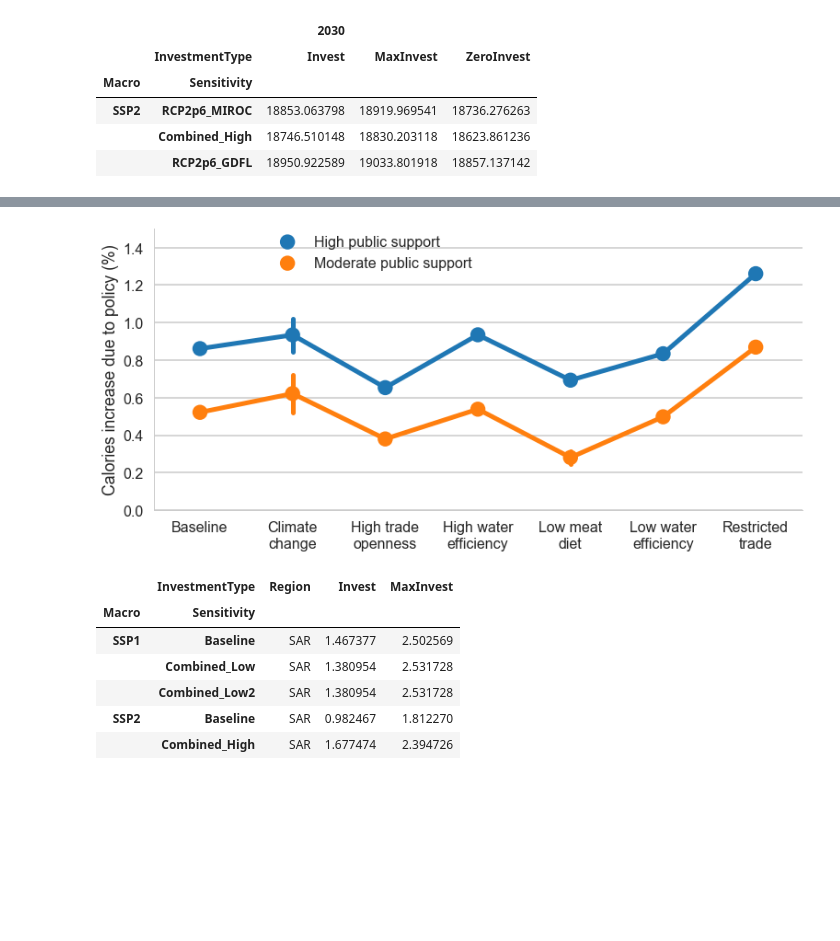
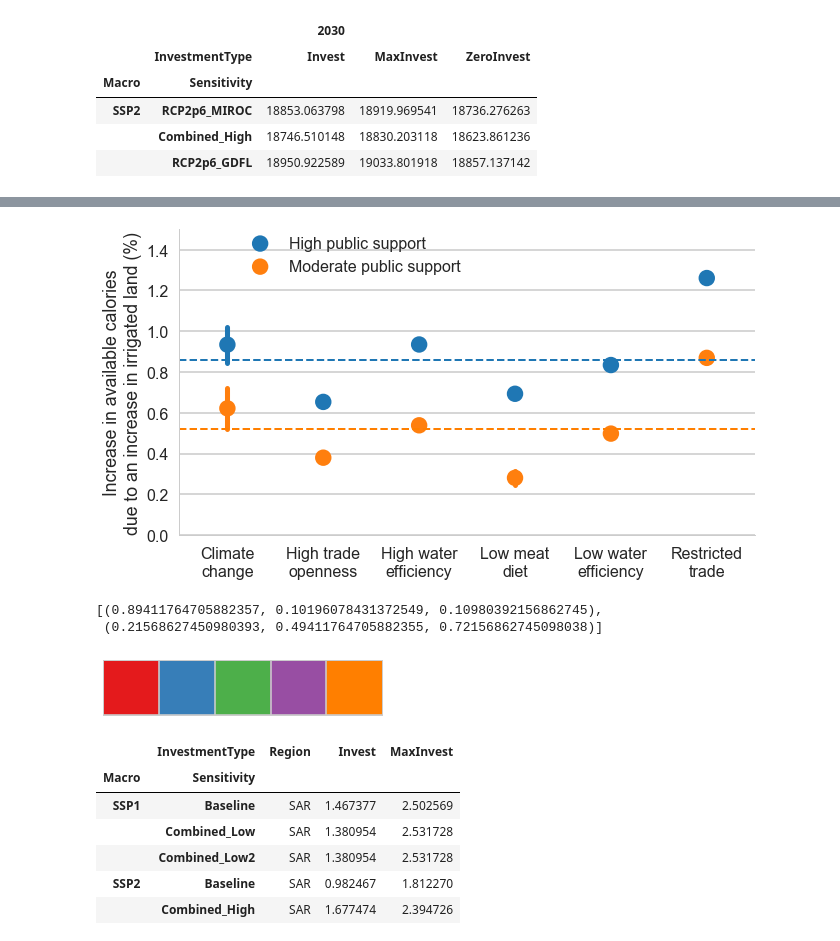
Before and after one commit to julierozenberg/infra_needs_analyses, a Jupyter notebook: iiasa_irrigation.ipynb, the cells around one changed output, grey strips where cells are left out. Saved outputs shown, nothing was run; the diff lists cells and outputs as text; code cells hidden in the pictures; blank space fills up the shorter version.

```diff
--- a/iiasa_irrigation.ipynb
+++ b/iiasa_irrigation.ipynb
@@ -585,38 +747,50 @@ toplot['sensi'] = toplot.Sensitivity.replace({'HealthyDiet':'Low meat\ndiet', \
                                               'RCP8p5_HadGEM':'Climate\nchange',\
                                               'RCP8p5_HadGEM_noCO2':'Climate\nchange',\
                                               'RCP8p5_IPSL':'Climate\nchange', \
                                               'RCP8p5_MIROC':'Climate\nchange',\
                                               'RCP8p5_NOR':'Climate\nchange',\
                                               'TradeOpen':'High trade\nopenness',\
                                               'TradeRestr':'Restricted\ntrade', \
                                               'WatrEff_High':'High water\nefficiency', \
                                               'WatrEff_Low':'Low water\nefficiency'})
 
 
 toplot["InvestmentType"] = toplot.InvestmentType.replace({"Invest":"2Invest",\
                                                             "MaxInvest":"1MaxInvest",\
                                                             })
 toplot = toplot.set_index("InvestmentType").sort_index(level="InvestmentType")
 toplot = toplot.reset_index()
 
 toplot["InvestmentType"] = toplot["InvestmentType"].replace({"2Invest":"Moderate public support",\
                                                             "1MaxInvest":"High public support",\
                                                             })
 
 toplot = toplot.set_index("sensi").sort_index(level="sensi").reset_index()
 
-g = sns.factorplot(x='sensi',y=2030, hue= 'InvestmentType', data=toplot, kind="point",\
-                   dodge=False, size=6, aspect=1.9,\
-                  legend=False,join=True, ci="sd")
+g = sns.factorplot(x='sensi',y=2030, hue= 'InvestmentType', data=toplot.loc[toplot.sensi!="Baseline",:], kind="point",\
+                   dodge=False, size=6, aspect=1.6,\
+                  legend=False,join=False, ci="sd")
 
-g.set_axis_labels("", "Calories increase due to policy (%)")
+g.set_axis_labels("", "Increase in available calories\ndue to an increase in irrigated land (%)")
 leg = g.ax.legend(title="",bbox_to_anchor=(0.5, 1), borderaxespad=0)
 plt.xticks(rotation=0)
 plt.ylim([0,1.5])
+g.ax.axhline(y=toplot.loc[(toplot.Sensitivity=="Baseline"),2030][0],ls='--',lw=2)
+g.ax.axhline(y=toplot.loc[(toplot.Sensitivity=="Baseline"),2030][1],c=sns.color_palette("Set1", 5)[4],ls='--',lw=2)
+
 
 plt.savefig("calories_increase.png",bbox_extra_artists=(leg,),ddpi=300,bbox_inches="tight")
 # %% [output]
-[figure, old version]
+[figure, new version]
+# %%
+sns.color_palette("Set1", 2)[1]
+# %% [output]
+[(0.89411764705882357, 0.10196078431372549, 0.10980392156862745),
+ (0.21568627450980393, 0.49411764705882355, 0.72156862745098038)]
+# %%
+sns.palplot(sns.color_palette("Set1", 5))
+# %% [output]
+[figure, added]
 # %%
 bill = impact_on_calories.reset_index("Region")
 bill.loc[bill.Region=="SAR",:]
```
Also changed, not shown: parts of 18 cells of this notebook, 4 other files.
